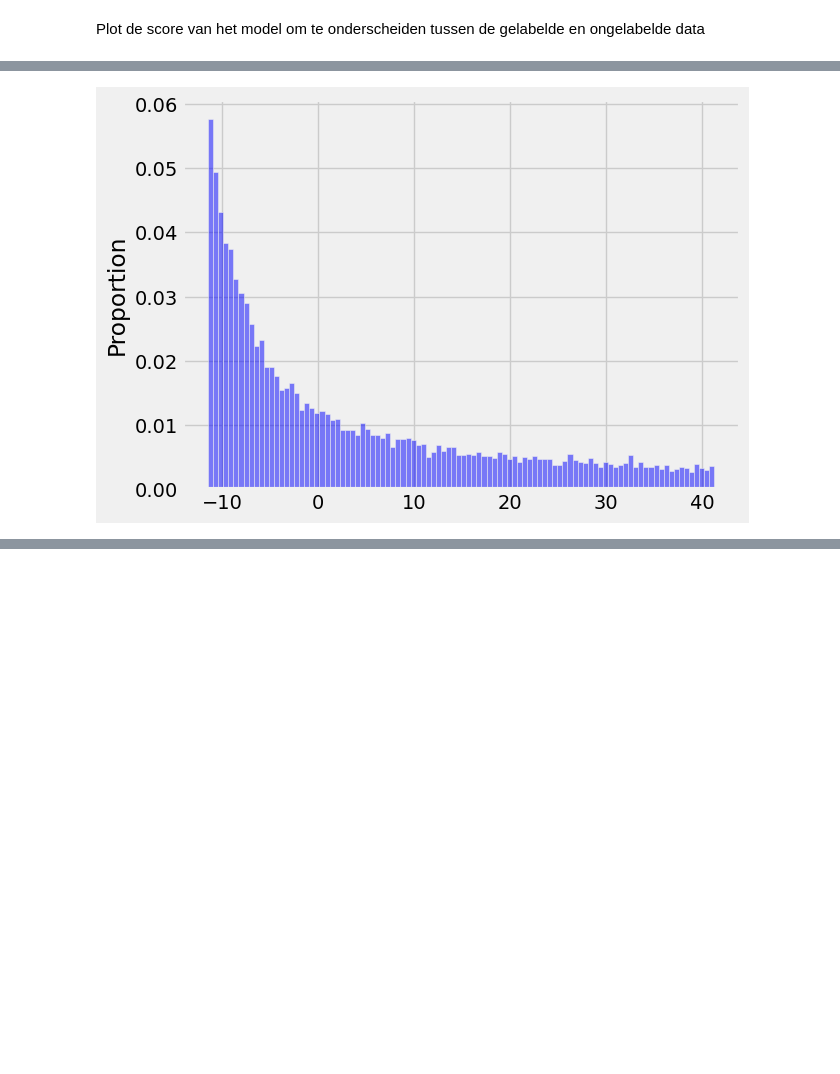
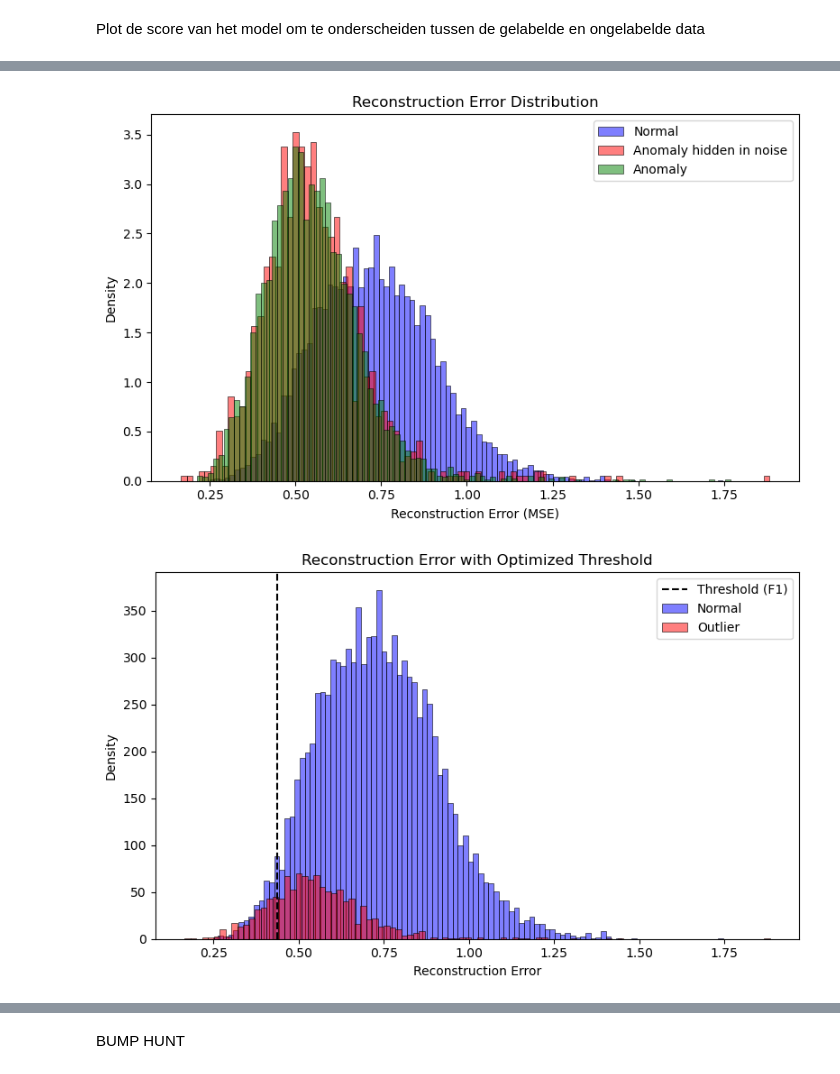
Before and after one commit to SanderGeurts/ML_2025_2026_Jesper_Anna_Sander, a Jupyter notebook: Autoencoders_hyperparam_opt.ipynb, the cells around one changed output, grey strips where cells are left out. Cells and saved outputs as stored; diff of their text form; code cells hidden in the pictures; blank space fills up the shorter version.

```diff
--- a/Autoencoders_hyperparam_opt.ipynb
+++ b/Autoencoders_hyperparam_opt.ipynb
@@ -39,7 +39,7 @@ with uproot.open(pathlib.Path(r"Training_Data\data.root")) as file_test:
     branches_test = tree_test.keys()
     training_data_bkg = tree_test.arrays(branches_test, library="np")
     training_data_bkg_df = pd.DataFrame(training_data_bkg)
-    unlabeled_data_tensor = torch.tensor(training_data_bkg_df.values[0:100000])
+    unlabeled_data_tensor = torch.tensor(training_data_bkg_df.values)
 
 
 fig, axes = plt.subplots(4,4, figsize=(40, 40))
@@ -590,8 +808,74 @@ print(len(candidates))
 # %%
+# --- Visualization ---
+# Collect TRAIN (normal) data
+model = best_model
+device = "cuda" if torch.cuda.is_available() else "cpu"
 
-sns.histplot(candidates, bins=100, color='blue', alpha=0.5, label='candidates',stat='proportion')
-# sns.histplot(background, bins=50, color='red', alpha=0.5, label='background', kde=True,stat='proportion')
+latent_train, recon_train, y_train, _ = collect_latent_and_error(
+    model, loader_KDAE_train_data, device
+)
+latent_test, recon_test, y_test, _ = collect_latent_and_error(
+    model, loader_mixed_data, device
+)
+best_threshold_f1, best_f1 = find_f1_threshold(y_test,recon_test)
+
+# plt.style.use('fivethirtyeight')
+# plt.figure(figsize=(8, 5))
+# plt.plot(loss_vs_epoch, label='Loss')
+# plt.xlabel('Iterations')
+# plt.ylabel('Loss')
+# plt.legend()
+# plt.show()
+
+
+plt.figure(figsize=(8, 5))
+sns.histplot(
+    recon_test[y_test == 0],
+    bins=100,
+    stat="density",
+    label="Normal",
+    color="blue",
+    alpha=0.5,
+)
+sns.histplot(
+    recon_test[y_test == 1],
+    bins=100,
+    stat="density",
+    label="Anomaly hidden in noise",
+    color="red",
+    alpha=0.5,
+)
+
+sns.histplot(
+    recon_train[y_train == 1],
+    bins=100,
+    stat="density",
+    label="Anomaly",
+    color="green",
+    alpha=0.5,
+)
+plt.xlabel("Reconstruction Error (MSE)")
+plt.title("Reconstruction Error Distribution")
+plt.legend()
+plt.tight_layout()
+plt.show()
+
 plt.figure(figsize=(8,5))
+sns.histplot(recon_test[y_test==0], color='blue', label='Normal', bins=100, alpha=0.5)
+sns.histplot(recon_test[y_test==1], color='red', label='Outlier', bins=100, alpha=0.5)
+plt.axvline(best_threshold_f1, color='black', linestyle='--', label='Threshold (F1)')
+plt.xlabel("Reconstruction Error")
+plt.ylabel("Density")
+plt.title("Reconstruction Error with Optimized Threshold")
+plt.legend()
+plt.tight_layout()
 plt.show()
+print(best_f1)
+
+pred_labels = (recon_test < best_threshold_f1).astype(int)
+signal_mask = recon_test < best_threshold_f1
+print(classification_report(y_test, pred_labels))
+print("Confusion matrix:\n", confusion_matrix(y_test, pred_labels))
 # %% [output]
-[figure, old version]
+[figure, new version]
+[figure, added]
@@ -599,2 +895,4 @@ plt.show()
+# %% [markdown]
+BUMP HUNT
 # %%
 
```
Also changed, not shown: parts of 21 cells of this notebook, 3 other files.
